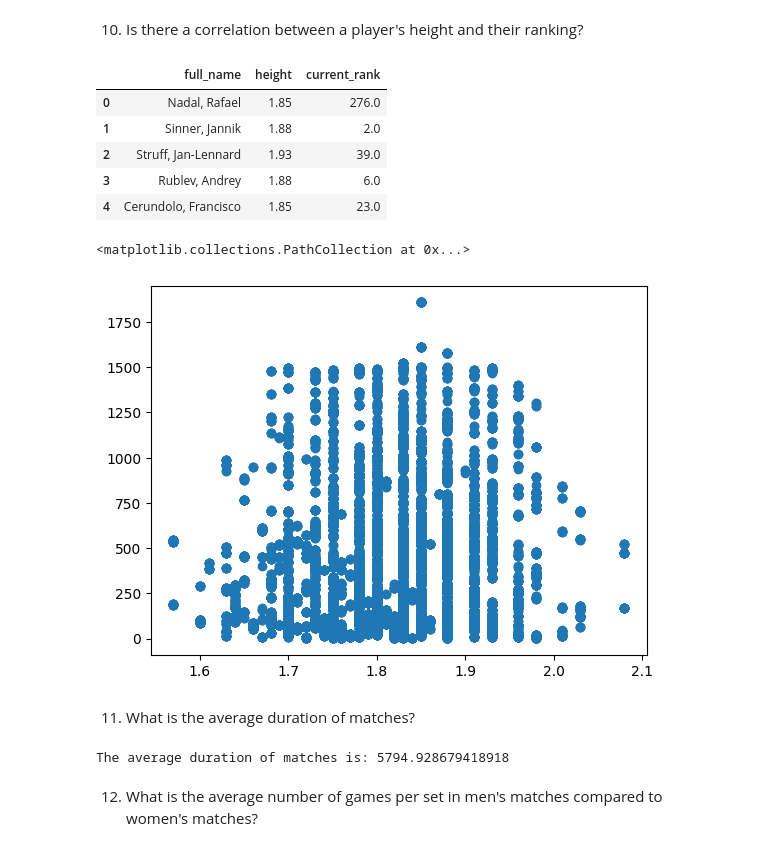
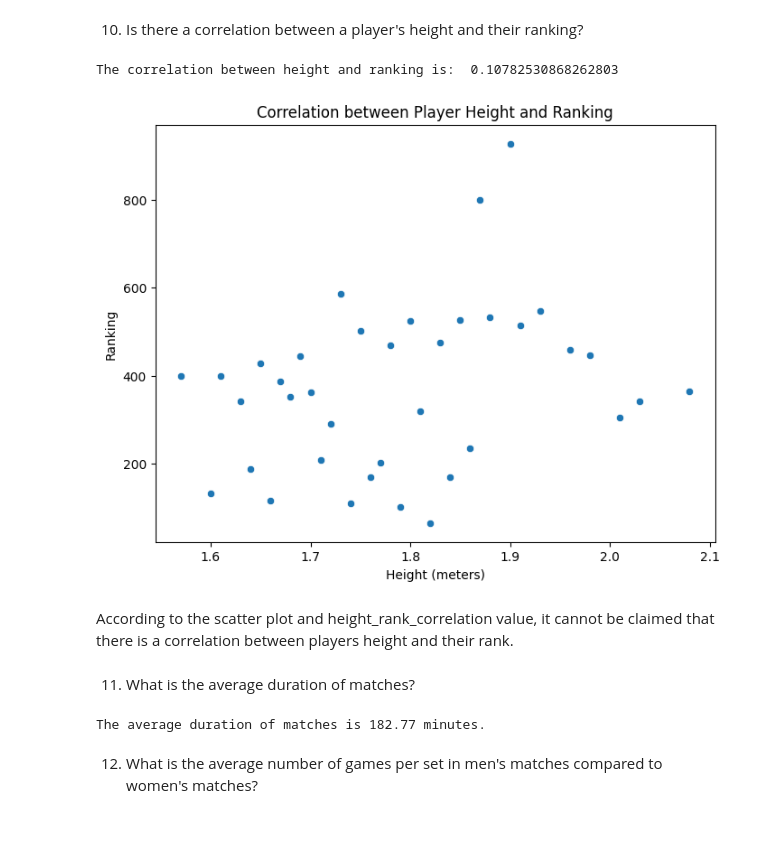
Before and after one commit to mahdieyehalavi/tennisMatchProject, a Jupyter notebook: part1.ipynb, the cells around one changed output. Drawn from its saved outputs; the diff is of its cells as text; code cells hidden in the pictures.

```diff
--- a/part1.ipynb
+++ b/part1.ipynb
@@ -282,40 +266,42 @@ print("The player who wins the most tournaments is:", player_wins.iloc[0]['winne
 The player who wins the most tournaments is: Bergs Z.
 # %% [markdown]
 10. Is there a correlation between a player's height and their ranking?
-# %%
-match_home_team_height_rank_df=match_home_team_df.iloc[:,[17,7,14]]
-match_away_team_height_rank_df=match_away_team_df.iloc[:,[17,7,14]]
-match_away_team_height_rank_df
-height_rank_player=pd.concat([match_home_team_height_rank_df,match_away_team_height_rank_df])
-height_rank_player.drop_duplicates()
-height_rank_player.dropna()
-# height_rank_player.drop('full_name',inplace=True, axis=1)
-height_rank_player.head()
-# %% [output]
-|  | full_name | height | current_rank |
-| 0 | Nadal, Rafael | 1.85 | 276.0 |
-| 1 | Sinner, Jannik | 1.88 | 2.0 |
-| 2 | Struff, Jan-Lennard | 1.93 | 39.0 |
-| 3 | Rublev, Andrey | 1.88 | 6.0 |
-| 4 | Cerundolo, Francisco | 1.85 | 23.0 |
-# %%
-plt.scatter(height_rank_player['height'] ,height_rank_player['current_rank'])
-# %% [output]
-<matplotlib.collections.PathCollection at 0x...>
-[figure, removed]
+# %%
+import matplotlib.pyplot as plt
+import seaborn as sns
+
+# Combine the player information from both home and away teams
+df_players = pd.concat([df, df1])
+height_rank_correlation=df_players['height'].corr(df_players['current_rank'])
+print("The correlation between height and ranking is: ", height_rank_correlation)
+# Calculate the average ranking for each height
+height_ranking_correlation = df_players.groupby('height')['current_rank'].mean().reset_index()
+
+# Create the scatter plot
+plt.figure(figsize=(8, 6))
+sns.scatterplot(x='height', y='current_rank', data=height_ranking_correlation)
+
+plt.xlabel('Height (meters)')
+plt.ylabel('Ranking')
+plt.title('Correlation between Player Height and Ranking')
+plt.show()
+# %% [output]
+The correlation between height and ranking is:  0.10782530868262803
+[figure, added]
+# %% [markdown]
+According to the scatter plot and height_rank_correlation value, it cannot be claimed that there is a correlation between players height and their rank.
 # %% [markdown]
 11. What is the average duration of matches?
-# %%
-match_time_df=pd.read_csv('MatchTimeInfo.csv')
-match_time_df.head()
-match_time_df.fillna(0,inplace=True)
-match_time_df.drop_duplicates(inplace=True)
-match_time_df['sumation_time_periods_match']=match_time_df.iloc[:,[1,2,3,4,5]].sum(axis=1)
-match_time_df.head()
-average_time=match_time_df['sumation_time_periods_match'].mean()
-
-print("The average duration of matches is:", average_time)
-# %% [output]
-The average duration of matches is: 5794.928679418918
+# %%
+df_time=pd.read_csv('MatchTimeInfo.csv')
+df_time.fillna(0,inplace=True)
+total_duration = df_time['period_1'].sum() + df_time['period_2'].sum() + df_time['period_3'].sum()
+num_matches = df_time['match_id'].nunique()
+
+average_duration = total_duration / num_matches
+
+print(f"The average duration of matches is {average_duration / 60:.2f} minutes.")
+# %% [output]
+The average duration of matches is 182.77 minutes.
 # %% [markdown]
 12. What is the average number of games per set in men's matches compared to women's matches?
```
Also changed, not shown: parts of 24 cells of this notebook.
